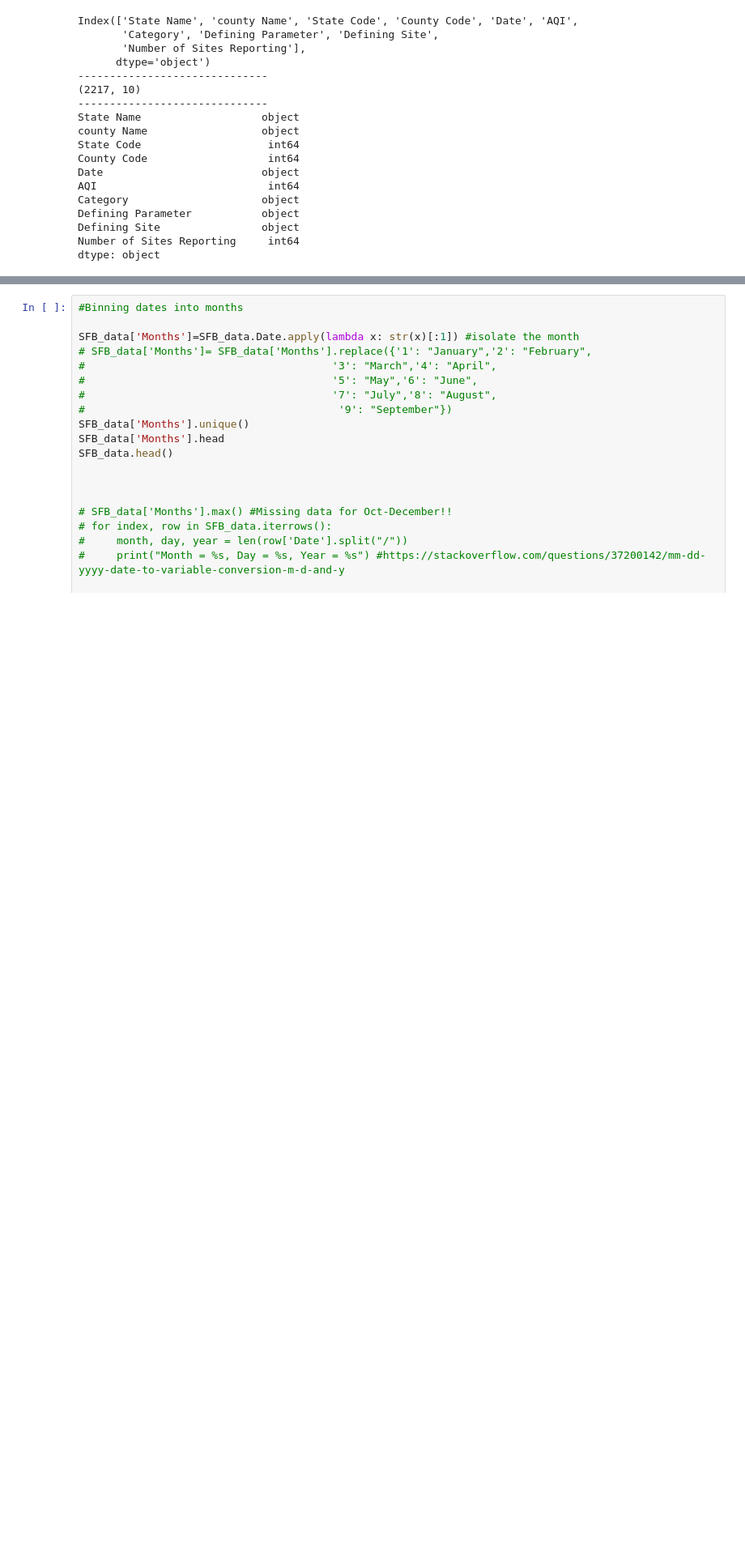
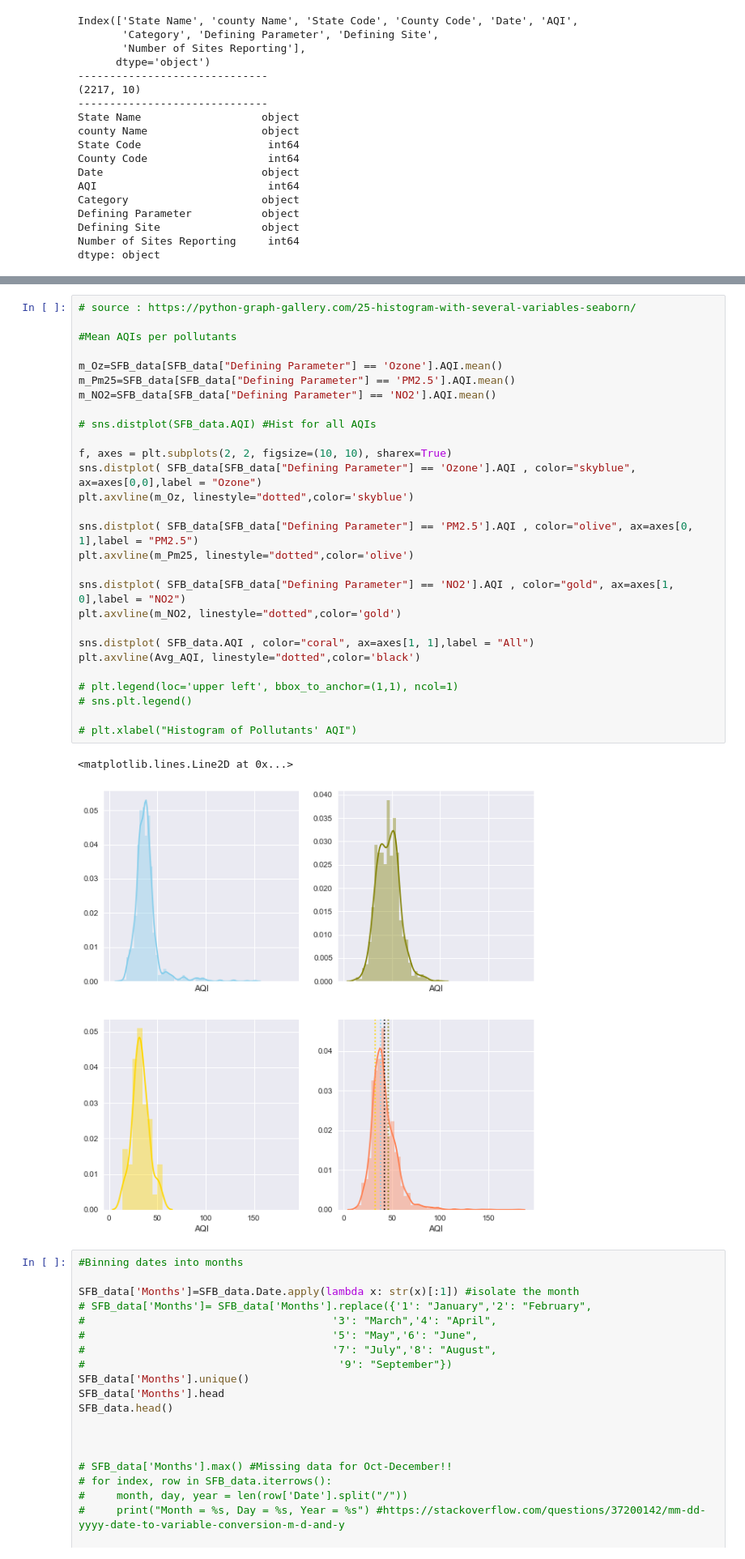
Before and after one commit to HP-Nunes/airQualityInTheBayArea_October2017, a Jupyter notebook: Hadrien_Brainstorming/Tests.ipynb, the cells around one changed output, grey strips where cells are left out. Shown at 81% size. Cells and saved outputs as stored; diff of their text form; blank space fills up the shorter version.

```diff
--- a/Hadrien_Brainstorming/Tests.ipynb
+++ b/Hadrien_Brainstorming/Tests.ipynb
@@ -68,3 +82,34 @@ AxesSubplot(0.125,0.125;0.775x0.755)
+# %%
+# source : https://python-graph-gallery.com/25-histogram-with-several-variables-seaborn/
+
+#Mean AQIs per pollutants
+
+m_Oz=SFB_data[SFB_data["Defining Parameter"] == 'Ozone'].AQI.mean()
+m_Pm25=SFB_data[SFB_data["Defining Parameter"] == 'PM2.5'].AQI.mean()
+m_NO2=SFB_data[SFB_data["Defining Parameter"] == 'NO2'].AQI.mean()
+
+# sns.distplot(SFB_data.AQI) #Hist for all AQIs
+
+f, axes = plt.subplots(2, 2, figsize=(10, 10), sharex=True)
+sns.distplot( SFB_data[SFB_data["Defining Parameter"] == 'Ozone'].AQI , color="skyblue", ax=axes[0,0],label = "Ozone")
+plt.axvline(m_Oz, linestyle="dotted",color='skyblue')
+
+sns.distplot( SFB_data[SFB_data["Defining Parameter"] == 'PM2.5'].AQI , color="olive", ax=axes[0, 1],label = "PM2.5")
+plt.axvline(m_Pm25, linestyle="dotted",color='olive')
+
+sns.distplot( SFB_data[SFB_data["Defining Parameter"] == 'NO2'].AQI , color="gold", ax=axes[1, 0],label = "NO2")
+plt.axvline(m_NO2, linestyle="dotted",color='gold')
+
+sns.distplot( SFB_data.AQI , color="coral", ax=axes[1, 1],label = "All")
+plt.axvline(Avg_AQI, linestyle="dotted",color='black')
+
+# plt.legend(loc='upper left', bbox_to_anchor=(1,1), ncol=1)
+# sns.plt.legend()
+
+# plt.xlabel("Histogram of Pollutants' AQI")
+# %% [output]
+<matplotlib.lines.Line2D at 0x...>
+[figure, added]
 # %%
 #Binning dates into months
 
```
Also changed, not shown: parts of 7 cells of this notebook.
